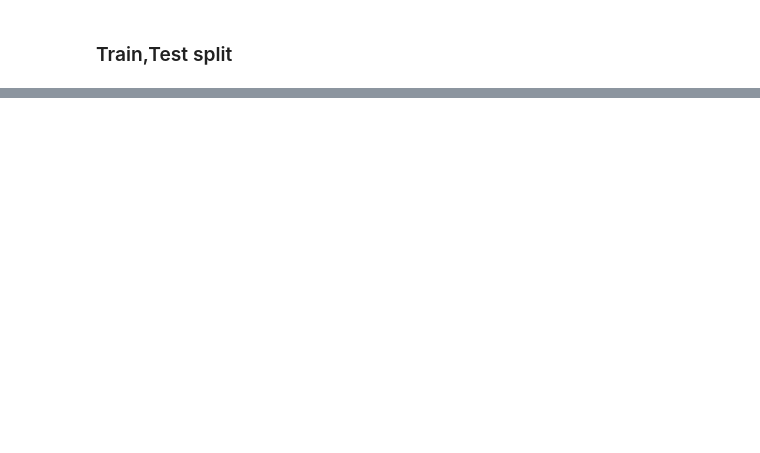
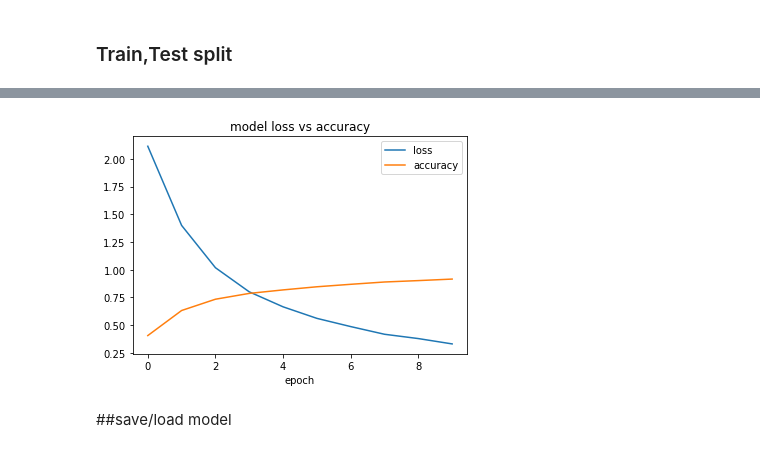
Before and after one commit to hosseinsholehrasa/news_text_classification, a Jupyter notebook: text_classification.ipynb, the cells around one changed output, grey strips where cells are left out. Drawn from its saved outputs; the diff is of its cells as text; code cells hidden in the pictures; blank space fills up the shorter version.

Commit message:
learn data with Bidirectional LSTM

```diff
--- a/text_classification.ipynb
+++ b/text_classification.ipynb
@@ -224,0 +290,6 @@ print(len(x_test))
+# %%
+model = Sequential()
+model.add(Embedding(vocab_size, embedding_dim, input_length=maxlen))
+model.add(Bidirectional(LSTM(64)))
+model.add(Dropout(0.4))
+model.add(Dense(len(labels), activation='softmax'))
@@ -224,0 +317,13 @@ print(len(x_test))
+# %%
+optimizer = tf.keras.optimizers.Adam(learning_rate=learning_rate)
+loss = tf.keras.losses.SparseCategoricalCrossentropy()
+metric = tf.keras.metrics.SparseCategoricalAccuracy('accuracy')
+model.compile(optimizer=optimizer, loss=loss, metrics=[metric])
+# %%
+from keras.callbacks import ModelCheckpoint, ReduceLROnPlateau
+annealer = ReduceLROnPlateau(monitor='val_accuracy', factor=0.5, patience=5, verbose=1, min_lr=1e-3)
+# %%
+history=model.fit(train_dataset,
+                  validation_data=validation_dataset,
+                  epochs=10, verbose=2,
+                  callbacks=[annealer])
@@ -224,0 +351,12 @@ print(len(x_test))
+# %%
+from matplotlib import pyplot
+pyplot.plot(history.history['loss'])
+pyplot.plot(history.history['accuracy'])
+pyplot.title('model loss vs accuracy')
+pyplot.xlabel('epoch')
+pyplot.legend(['loss', 'accuracy'], loc='upper right')
+pyplot.show()
+# %% [output]
+[figure, added]
+# %% [markdown]
+##save/load model
```
Also changed, not shown: parts of 33 cells of this notebook.
